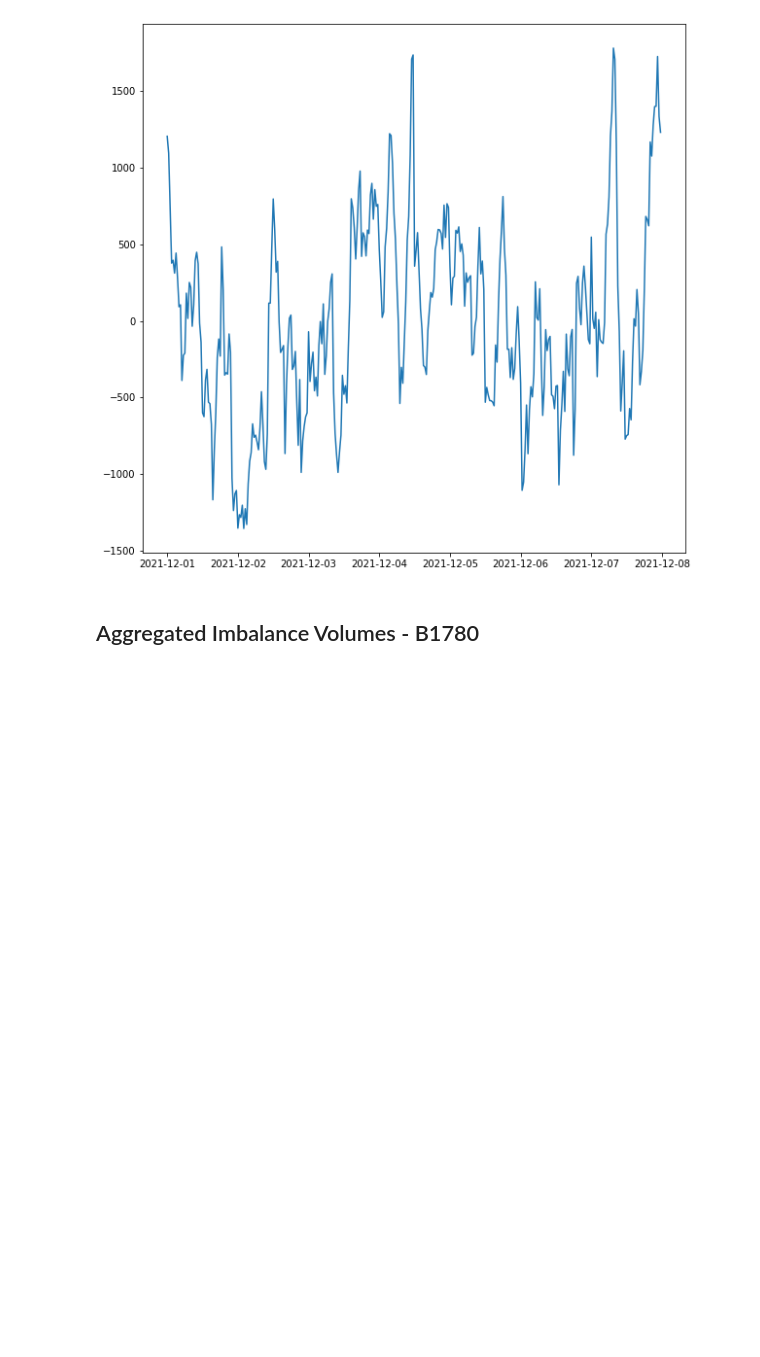
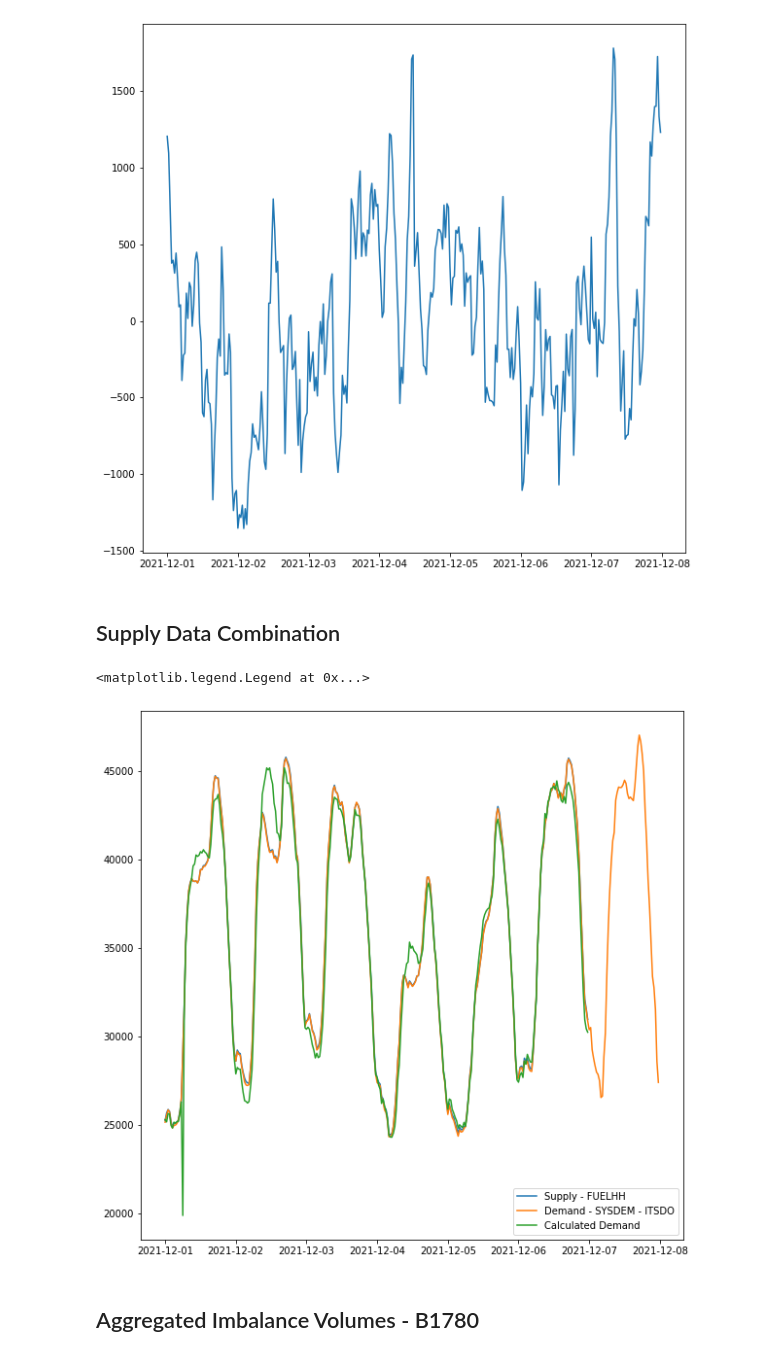
Before and after one commit to Cam-MLPW-MLMI-21-22/elexon-data-portal, a Jupyter notebook: elexon.ipynb, the cells around one changed output. Cells and saved outputs as stored; diff of their text form; code cells hidden in the pictures; blank space fills up the shorter version.

Commit message:
Exploring adding back in solar, and splitting wind generation mechanism

```diff
--- a/elexon.ipynb
+++ b/elexon.ipynb
@@ -567,6 +567,45 @@ ax.plot(SYSDEM_for_act)
 # %% [output]
 [<matplotlib.lines.Line2D at 0x...>]
 [figure]
+# %% [markdown]
+## Supply Data Combination
+# %%
+updated_supply_type_lookup = {
+    'solar': 'Solar',
+    'wind_offshore': 'Wind Offshore',
+    'wind_onshore': 'Wind Onshore',
+    # 'other': 'Other',
+    'nuclear': 'Nuclear',
+    'oil': 'Fossil Oil',
+    'fossil_gas': 'Fossil Gas',
+    'coal': 'Fossil Hard coal',
+    'npshyd': 'Hydro Run-of-river and poundage',
+    'ps': 'Hydro Pumped Storage',
+    'biomass': 'Biomass',
+    'int': 'Interconnector'
+}
+# %%
+df_supply_demand = df_FUELHH.copy()
+df_supply_demand['fossil_gas'] = df_supply_demand['ccgt'] + df_supply_demand['ocgt']
+
+df_supply_demand = df_supply_demand.join(df_B1620.loc[df_B1620['powerSystemResourceType'] == 'Solar'][['quantity']].rename({'quantity': 'solar'}, axis=1), how='left')
+df_supply_demand = df_supply_demand.join(df_B1620.loc[df_B1620['powerSystemResourceType'] == 'Wind Offshore'][['quantity']].rename({'quantity': 'wind_offshore'}, axis=1), how='left')
+df_supply_demand = df_supply_demand.join(df_B1620.loc[df_B1620['powerSystemResourceType'] == 'Wind Onshore'][['quantity']].rename({'quantity': 'wind_onshore'}, axis=1), how='left')
+
+df_supply_demand['wind_total'] = df_supply_demand['wind_offshore'] + df_supply_demand['wind_onshore']
+
+df_supply_demand['calc_total'] = df_supply_demand[updated_supply_type_lookup.keys()].sum(axis=1)
+# %%
+fig, ax = plt.subplots(1, 1, figsize=(10,10))
+# ax.plot(df_B1620.groupby(df_B1620.index)['quantity'].sum(), label='Supply - B1620')
+ax.plot(df_FUELHH['total'], label='Supply - FUELHH')
+# ax.plot(df_SYSDEM.loc[df_SYSDEM['recordType'] == 'TSDF', 'demand'], label='Demand - SYSDEM - TSDF')
+ax.plot(df_SYSDEM.loc[df_SYSDEM['recordType'] == 'ITSDO', 'demand'], label='Demand - SYSDEM - ITSDO')
+ax.plot(df_supply_demand['calc_total'], label='Calculated Demand')
+ax.legend()
+# %% [output]
+<matplotlib.legend.Legend at 0x...>
+[figure, added]
 # %% [markdown]
 ## Aggregated Imbalance Volumes - B1780
 # %% [markdown]
```
Also changed, not shown: parts of 2 cells of this notebook.
